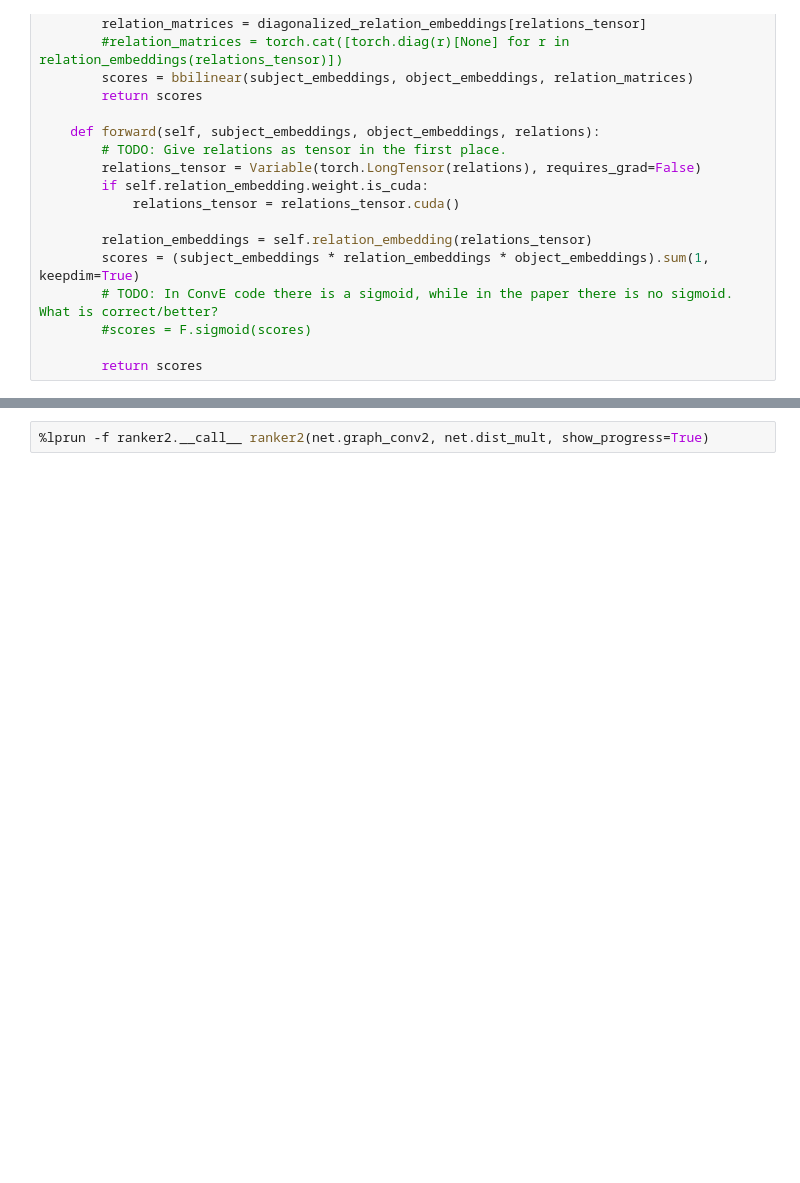
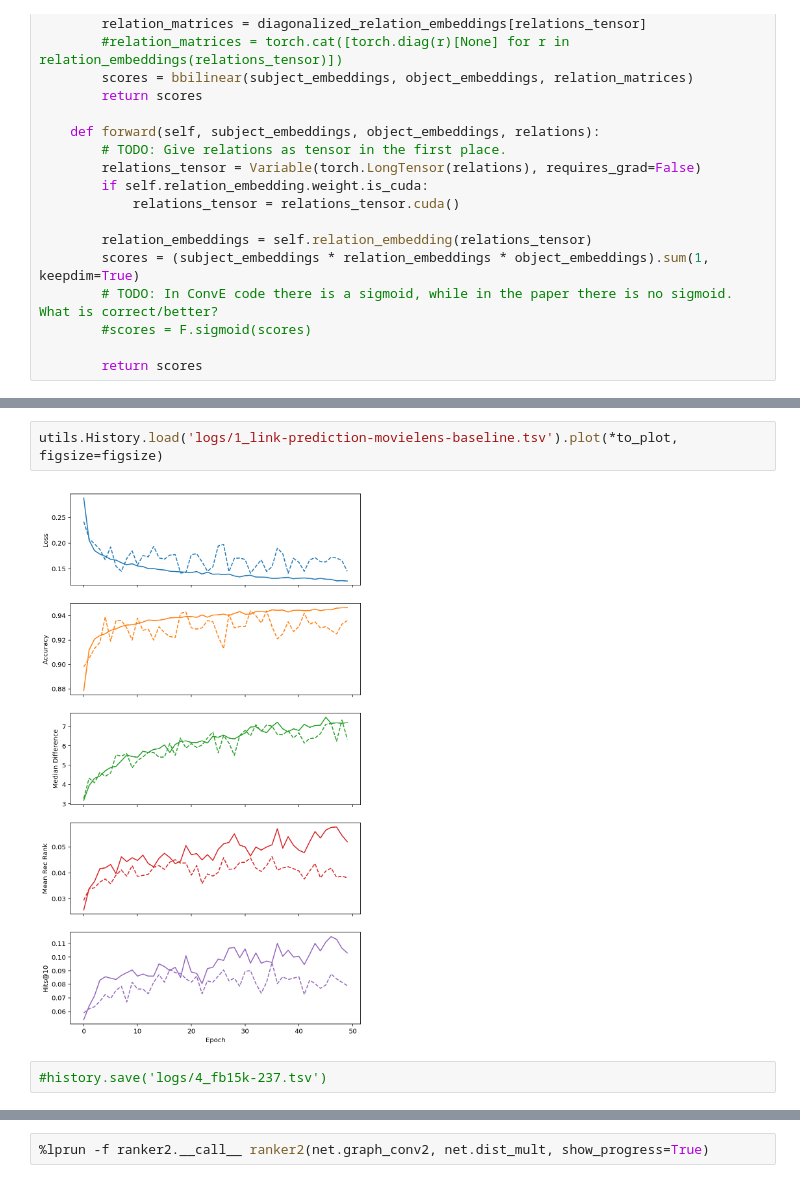
Before and after one commit to jrieke/sampled-rgcn, a Jupyter notebook: playground.ipynb, the cells around one changed output, grey strips where cells are left out. Saved outputs shown, nothing was run; the diff lists cells and outputs as text; blank space fills up the shorter version.

```diff
--- a/playground.ipynb
+++ b/playground.ipynb
@@ -1512,0 +1617,6 @@ Optimizing 13 parameters
+# %%
+utils.History.load('logs/1_link-prediction-movielens-baseline.tsv').plot(*to_plot, figsize=figsize)
+# %% [output]
+[figure, added]
+# %%
+#history.save('logs/4_fb15k-237.tsv')
```
Also changed, not shown: parts of 44 cells of this notebook, 2 other files.
